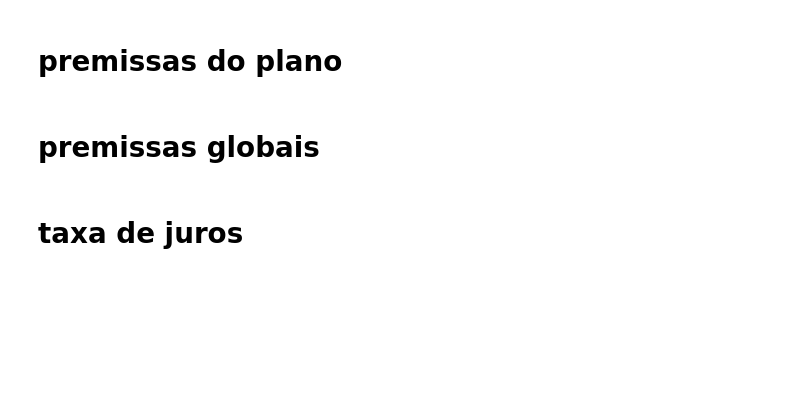
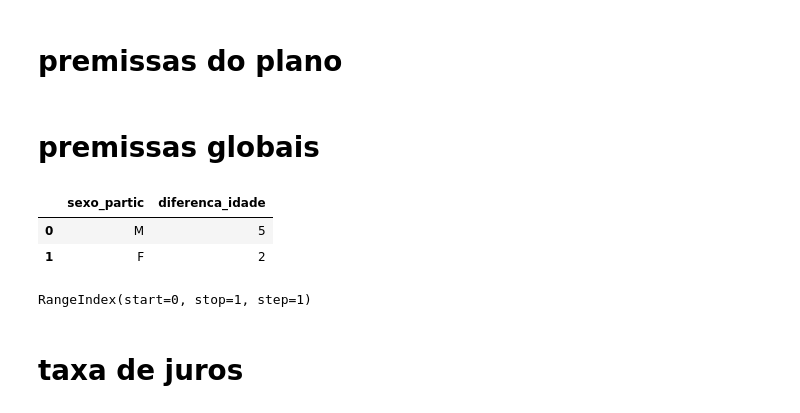
Before and after one commit to raphabritto/actuari_py, a Jupyter notebook: obtem_dados_avaliacao.ipynb, the cells around one changed output. Cells and saved outputs as stored; diff of their text form; code cells hidden in the pictures; blank space fills up the shorter version.

```diff
--- a/obtem_dados_avaliacao.ipynb
+++ b/obtem_dados_avaliacao.ipynb
@@ -85,8 +85,7 @@ if 'df_prem_global_tmp' in locals():
 
 name_columns = {'DT_ORIGEM_BNH': 'data_bnh', 'DT_LEI_9876_1999': 'data_lei_9876', 'DT_MEDIA_80_MAIORES_SALARIOS': 'data_media_maiores_salarios', 'TETO_CONTRIBUICAO_INSS': 'teto_contribuicao_inss',
                 'TETO_BENEFICIO_INSS': 'teto_beneficio_inss', 'SALARIO_MINIMO': 'salario_minimo', 'COTA_FAMILIAR_PENSAO': 'cota_pensao_familiar',
-                'PROB_APOSENTADO_CASADO_MAS': 'prob_aposentado_casado_mas', 'PROB_APOSENTADO_CASADO_FEM': 'prob_aposentado_casado_fem', 'DIF_IDADE_CONJUGE_MAS': 'dif_idade_conjuge_mas',
-                'DIF_IDADE_CONJUGE_FEM': 'dif_idade_conjuge_fem', 'LX_INICIAL': 'lx_inicial'}
+                'PROB_APOSENTADO_CASADO_MAS': 'prob_aposentado_casado_mas', 'PROB_APOSENTADO_CASADO_FEM': 'prob_aposentado_casado_fem', 'LX_INICIAL': 'lx_inicial'}
 drop_columns = ['ID_PREMISSA_GLOBAL']
 #df_prem_global = None
 df_prem_global_tmp = df_prem_global_db.rename(columns = name_columns).drop(drop_columns, axis=1)
@@ -94,6 +93,26 @@ df_prem_global_tmp.cota_pensao_familiar = df_prem_global_tmp.cota_pensao_familia
 df_prem_global_tmp.prob_aposentado_casado_mas = df_prem_global_tmp.prob_aposentado_casado_mas.map(tools.convertToPercent)
 df_prem_global_tmp.prob_aposentado_casado_fem = df_prem_global_tmp.prob_aposentado_casado_fem.map(tools.convertToPercent)
 df_prem_global_tmp['avaliacao'] = df_avaliacao_tmp.avaliacao
+# %%
+df_prem_dif_idade = df_prem_global_tmp[['DIF_IDADE_CONJUGE_MAS', 'DIF_IDADE_CONJUGE_FEM']]
+name_columns = {'DIF_IDADE_CONJUGE_FEM': 'F', 'DIF_IDADE_CONJUGE_MAS': 'M'}
+df_prem_dif_idade = df_prem_dif_idade.rename(columns=name_columns)
+# %%
+df_dif_idade_depen_valido = df_prem_dif_idade.transpose()
+# df_prem_dif_idade_transp.index = range(0,len(df_prem_dif_idade_transp))
+# df_prem_dif_idade_transp.insert(0, 'Id', range(0, len(df_prem_dif_idade_transp)))
+# df_prem_dif_idade_transp.set_index('Id')
+df_dif_idade_depen_valido.reset_index(level=0, inplace=True)
+df_dif_idade_depen_valido.columns = ['sexo_partic', 'diferenca_idade']
+df_dif_idade_depen_valido
+# %% [output]
+|  | sexo_partic | diferenca_idade |
+| 0 | M | 5 |
+| 1 | F | 2 |
+# %%
+df_prem_dif_idade.index
+# %% [output]
+RangeIndex(start=0, stop=1, step=1)
 # %% [markdown]
 # taxa de juros
 # %%
```
Also changed, not shown: parts of 17 cells of this notebook, 2 other files.
